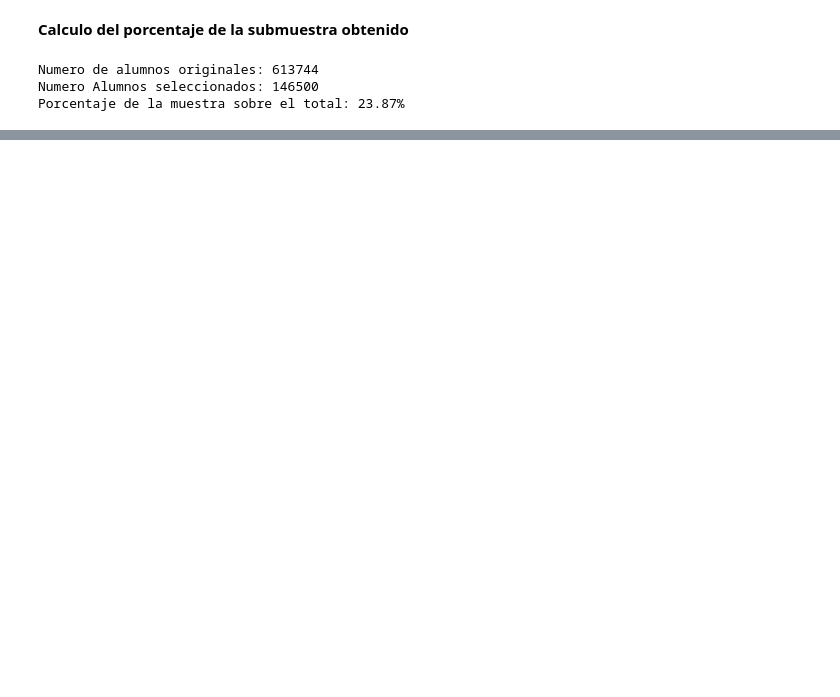
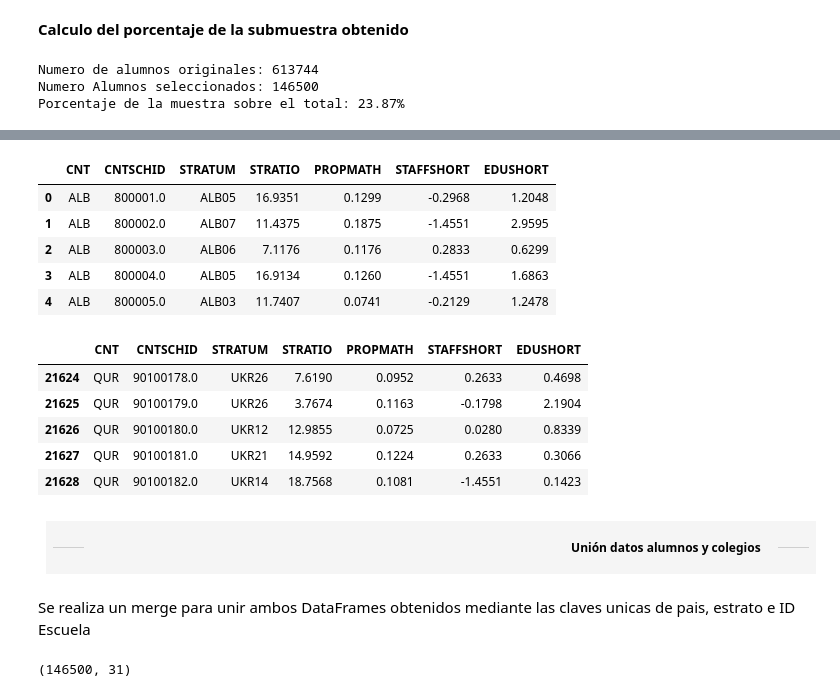
Before and after one commit to musero55/tfm_data_science, a Jupyter notebook: notebooks/fase_1_data_ingestion_eda/01_procesamiento_global_PISA.ipynb, the cells around one changed output, grey strips where cells are left out. Cells and saved outputs as stored; diff of their text form; code cells hidden in the pictures; blank space fills up the shorter version.

```diff
--- a/notebooks/fase_1_data_ingestion_eda/01_procesamiento_global_PISA.ipynb
+++ b/notebooks/fase_1_data_ingestion_eda/01_procesamiento_global_PISA.ipynb
@@ -66 +130,11 @@ SENWT | Significado: Senate Weight (sum of 5000 per country)
+# %%
+#Se definen los indices derivados útiles para los datos de los colegios
+
+columnas_derivadas_colegios = [
+    # IDs y Pesos base
+    'CNT', 'STRATUM', 'CNTSCHID',
+
+    #Cuestionario de Centro
+    'STRATIO', 'PROPMATH', 'SCHLCLI', 'EDUSHORT', 'STAFFSHORT'
+]
 # %% [markdown]
@@ -397,0 +551,28 @@ Porcentaje de la muestra sobre el total: 23.87%
+# %%
+display(df_colegios.head())
+display(df_colegios.tail())
+# %% [output]
+|  | CNT | CNTSCHID | STRATUM | STRATIO | PROPMATH | STAFFSHORT | EDUSHORT |
+| 0 | ALB | 800001.0 | ALB05 | 16.9351 | 0.1299 | -0.2968 | 1.2048 |
+| 1 | ALB | 800002.0 | ALB07 | 11.4375 | 0.1875 | -1.4551 | 2.9595 |
+| 2 | ALB | 800003.0 | ALB06 | 7.1176 | 0.1176 | 0.2833 | 0.6299 |
+| 3 | ALB | 800004.0 | ALB05 | 16.9134 | 0.1260 | -1.4551 | 1.6863 |
+| 4 | ALB | 800005.0 | ALB03 | 11.7407 | 0.0741 | -0.2129 | 1.2478 |
+|  | CNT | CNTSCHID | STRATUM | STRATIO | PROPMATH | STAFFSHORT | EDUSHORT |
+| 21624 | QUR | 90100178.0 | UKR26 | 7.6190 | 0.0952 | 0.2633 | 0.4698 |
+| 21625 | QUR | 90100179.0 | UKR26 | 3.7674 | 0.1163 | -0.1798 | 2.1904 |
+| 21626 | QUR | 90100180.0 | UKR12 | 12.9855 | 0.0725 | 0.0280 | 0.8339 |
+| 21627 | QUR | 90100181.0 | UKR21 | 14.9592 | 0.1224 | 0.2633 | 0.3066 |
+| 21628 | QUR | 90100182.0 | UKR14 | 18.7568 | 0.1081 | -1.4551 | 0.1423 |
+# %% [markdown]
+
+<table width="100%" style="border:none; text-align:center;">
+  <tr>
+    <td style="border:none;"><hr></td>
+    <td style="border:none; white-space:nowrap; padding:0 10px;"> <strong>Unión datos alumnos y colegios<strong>
+</td>
+    <td style="border:none;"><hr></td>
+  </tr>
+</table>
+# %% [markdown]
+Se realiza un merge para unir ambos DataFrames obtenidos mediante las claves unicas de pais, estrato e ID Escuela
@@ -397,0 +584,4 @@ Porcentaje de la muestra sobre el total: 23.87%
+# %%
+df_muestra_global.shape
+# %% [output]
+(146500, 31)
```
Also changed, not shown: parts of 39 cells of this notebook, 4 other files.
